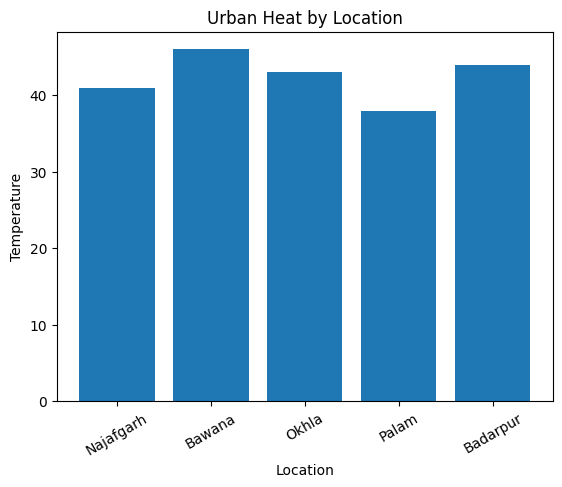
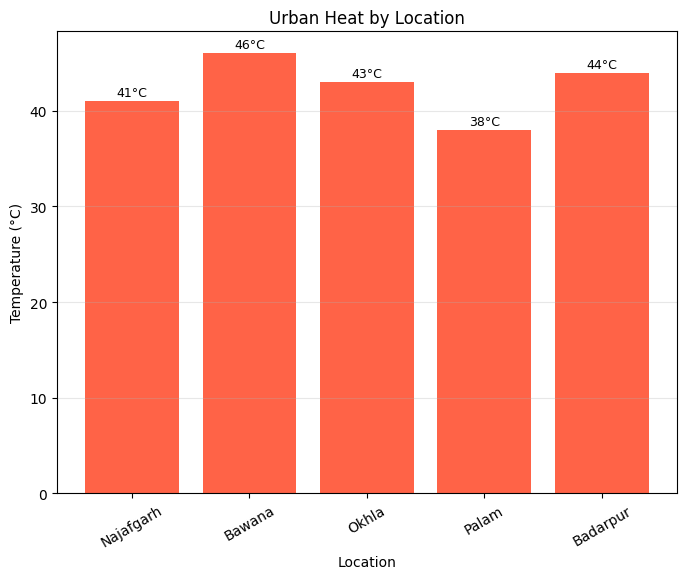
The change to this notebook cell's code, shown as a diff; its figure went from the first image to the second:
--- before
+++ after
@@ -1,8 +1,25 @@
-plt.figure()
-plt.bar(df["Location"], df["Temperature"])
+import matplotlib.pyplot as plt
+
+plt.figure(figsize=(8, 6))
+
+bars = plt.bar(df["Location"], df["Temperature"], color="tomato")
+
+# Add temperature labels on top of each bar
+for bar in bars:
+    height = bar.get_height()
+    plt.text(
+        bar.get_x() + bar.get_width() / 2,
+        height + 0.2,
+        f"{height}°C",
+        ha="center",
+        va="bottom",
+        fontsize=9
+    )
+
 plt.xlabel("Location")
-plt.ylabel("Temperature")
+plt.ylabel("Temperature (°C)")
 plt.title("Urban Heat by Location")
 plt.xticks(rotation=30)
+plt.grid(axis="y", alpha=0.3)
 
 plt.savefig("graphs/temp_trend.png", dpi=300, bbox_inches="tight")

Commit: names of locations added on graph